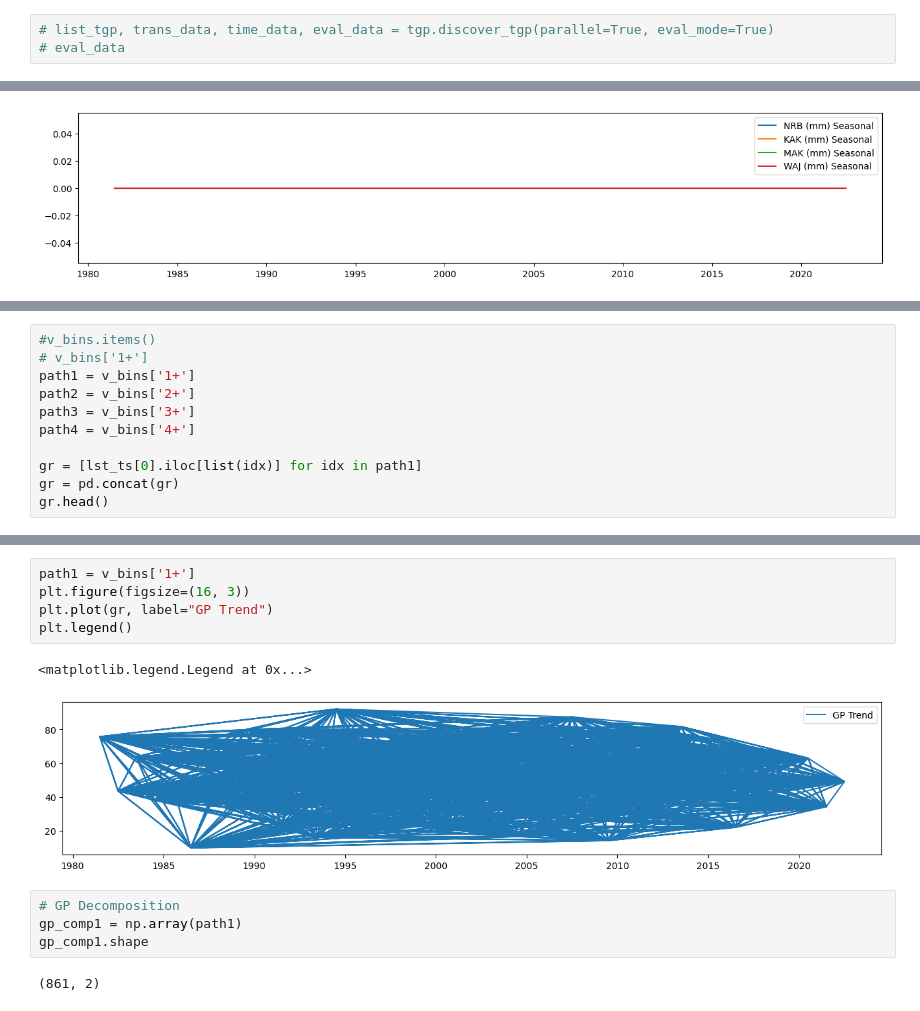
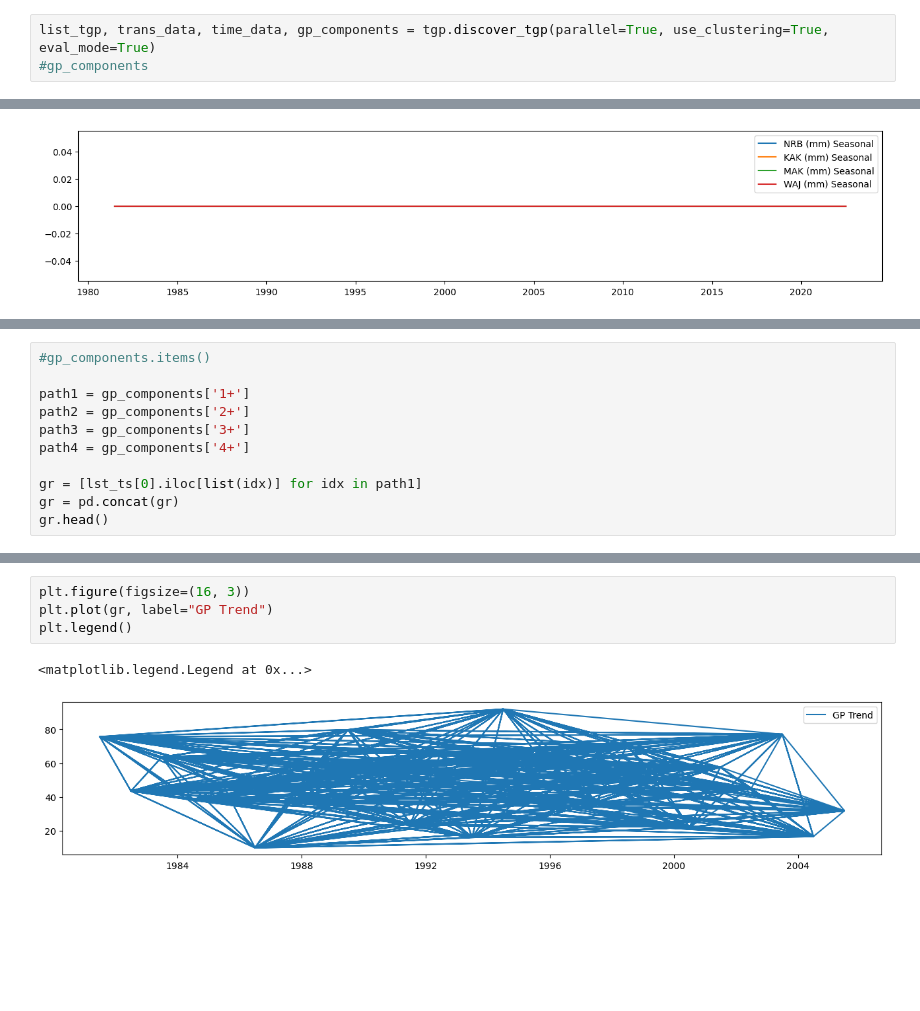
Before and after one commit to owuordickson/t-graank, a Jupyter notebook: analysis/timeseries_analysis.ipynb, the cells around one changed output, grey strips where cells are left out. Saved outputs shown, nothing was run; the diff lists cells and outputs as text; blank space fills up the shorter version.

```diff
--- a/analysis/timeseries_analysis.ipynb
+++ b/analysis/timeseries_analysis.ipynb
@@ -87,8 +87,8 @@ tgp = TGradAMI(f_path, eq, min_sup, tgt_col, min_rep, num_cores)
 # %% [output]
 Dataset Ok
 # %%
-# list_tgp, trans_data, time_data, eval_data = tgp.discover_tgp(parallel=True, eval_mode=True)
-# eval_data
+list_tgp, trans_data, time_data, gp_components = tgp.discover_tgp(parallel=True, use_clustering=True, eval_mode=True)
+#gp_components
 # %%
 # tgp.data[:, tgp.attr_cols[0]]
 tgp.data[:, tgp.time_cols[0]]
@@ -164,10 +156,10 @@ for obj in tgp.valid_bins:
 # %%
-#v_bins.items()
-# v_bins['1+']
-path1 = v_bins['1+']
-path2 = v_bins['2+']
-path3 = v_bins['3+']
-path4 = v_bins['4+']
+#gp_components.items()
+
+path1 = gp_components['1+']
+path2 = gp_components['2+']
+path3 = gp_components['3+']
+path4 = gp_components['4+']
 
 gr = [lst_ts[0].iloc[list(idx)] for idx in path1]
 gr = pd.concat(gr)
@@ -181,18 +173,11 @@ gr.head()
 dtype: float64
 # %%
-path1 = v_bins['1+']
 plt.figure(figsize=(16, 3))
 plt.plot(gr, label="GP Trend")
 plt.legend()
 # %% [output]
 <matplotlib.legend.Legend at 0x...>
-[figure, old version]
+[figure, new version]
-# %%
-# GP Decomposition
-gp_comp1 = np.array(path1)
-gp_comp1.shape
-# %% [output]
-(861, 2)
 # %%
 plt.figure(figsize=(16, 3))
 plt.plot([p[0] for p in path1], [p[1] for p in path1], '-', label="TGP-1")
```
Also changed, not shown: parts of 5 cells of this notebook, 4 other files.
